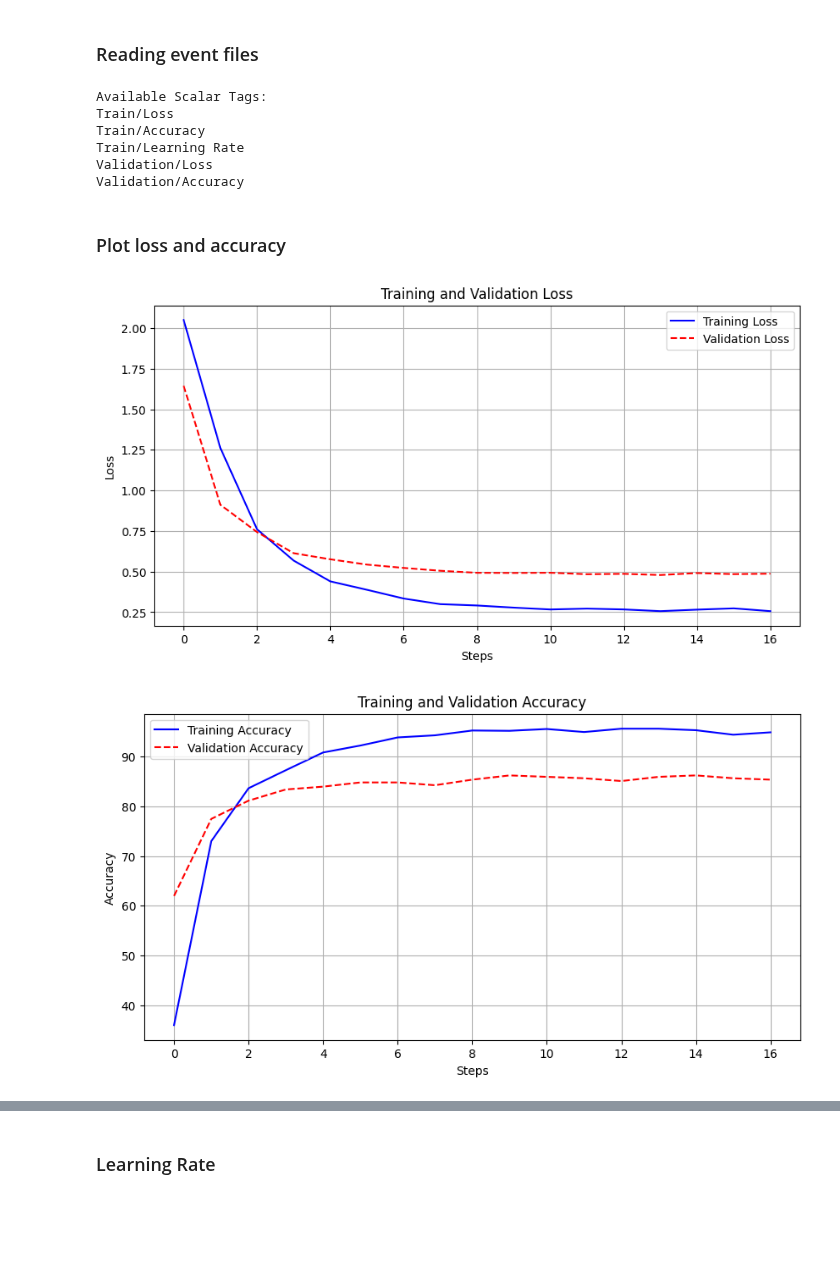
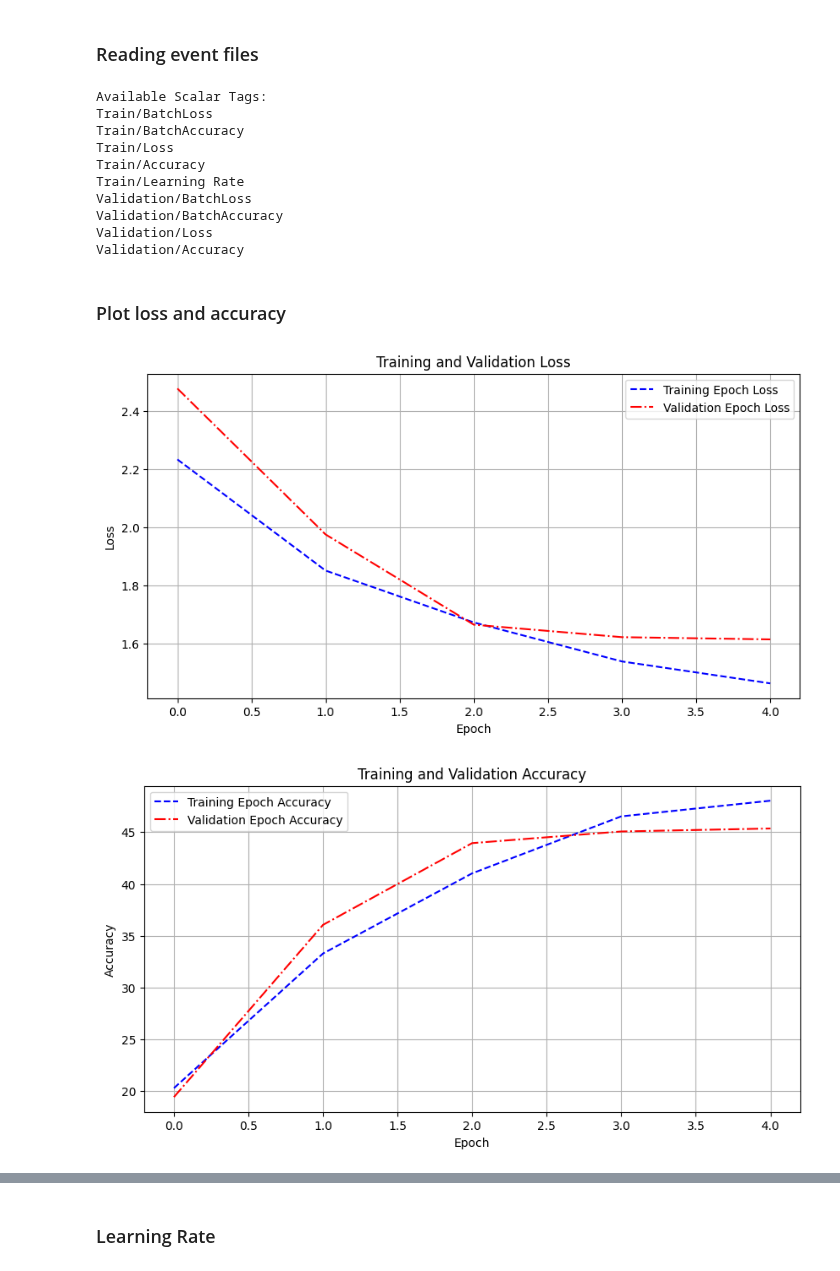
Before and after one commit to IlianK/mushroom_classification, a Jupyter notebook: src/event_reading.ipynb, the cells around one changed output, grey strips where cells are left out. Cells and saved outputs as stored; diff of their text form; code cells hidden in the pictures; blank space fills up the shorter version.

Commit message:
added Alex's Alexnet

```diff
--- a/src/event_reading.ipynb
+++ b/src/event_reading.ipynb
@@ -20,9 +20,9 @@ BASELINE_DIR = os.path.join(MODEL_DIR, 'baselines_finetuned')
 # %% [markdown]
 ### Set model to evaluate
 # %%
-model_type = 'efficientnet'
+model_type = 'custom_alexnet'
 # alexnet # resnet # vgg16 # densenet # efficientnet
-# custom_alexnet # custom_resnet
+# custom_alexnet # custom_resnet # pretrained_alexnet
 # %%
 LOG_DIR = os.path.join(BASELINE_DIR, model_type, 'log')
 RESULT_DIR = os.path.join(BASELINE_DIR, model_type, 'results')
@@ -32,9 +32,13 @@ RESULT_DIR = os.path.join(BASELINE_DIR, model_type, 'results')
 scalar_tags = helper.list_scalar_tags(LOG_DIR)
 # %% [output]
 Available Scalar Tags:
+Train/BatchLoss
+Train/BatchAccuracy
 Train/Loss
 Train/Accuracy
 Train/Learning Rate
+Validation/BatchLoss
+Validation/BatchAccuracy
 Validation/Loss
 Validation/Accuracy
 # %%
@@ -43,8 +47,8 @@ loss_accuracy_metrics = helper.extract_loss_and_accuracy(all_metrics)
 # %% [markdown]
 ### Plot loss and accuracy
 # %%
-helper.plot_loss(loss_accuracy_metrics, RESULT_DIR)
-helper.plot_accuracy(loss_accuracy_metrics, RESULT_DIR)
+helper.plot_loss(loss_accuracy_metrics, use_batch_steps=False, save_path=RESULT_DIR)
+helper.plot_accuracy(loss_accuracy_metrics, use_batch_steps=False, save_path=RESULT_DIR)
 # %% [output]
-[figure, old version]
+[figure, new version]
-[figure, old version]
+[figure, new version]
```
Also changed, not shown: parts of 3 cells of this notebook, 5 other files.
